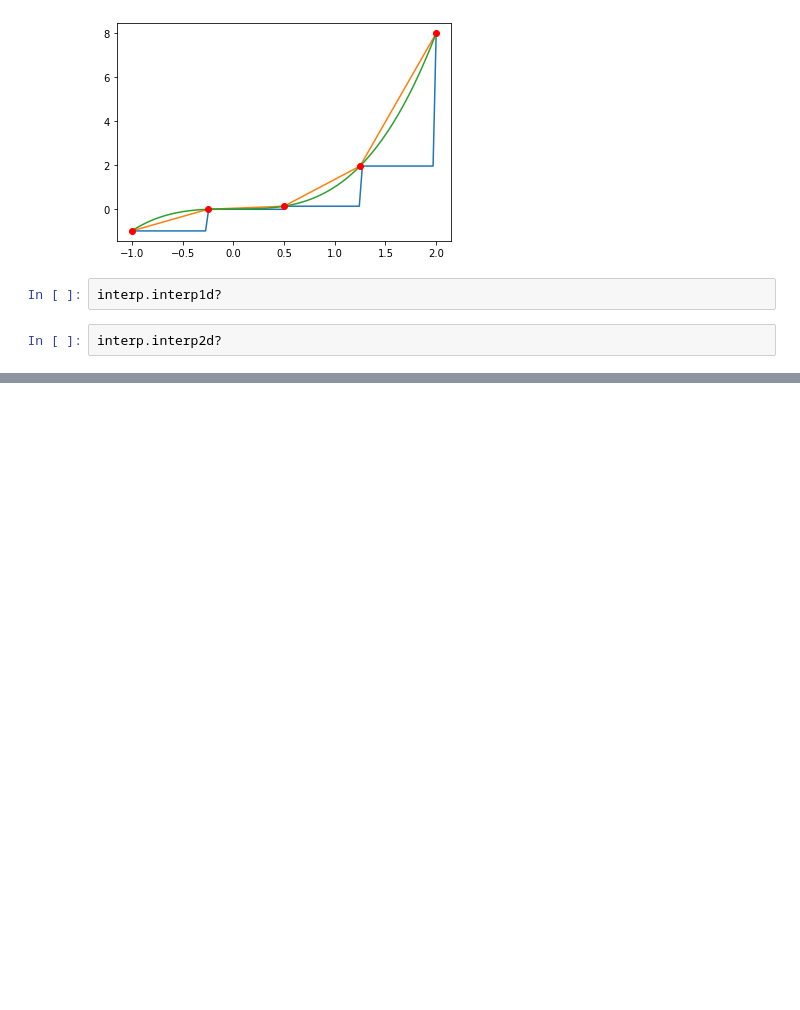
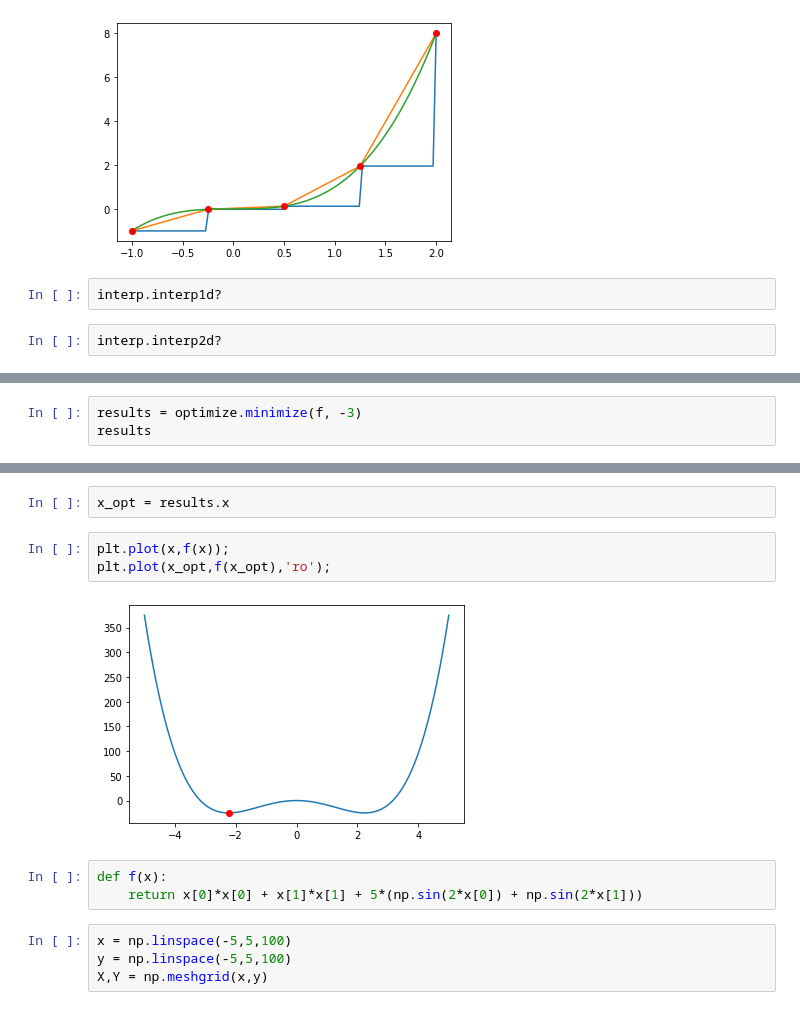
Before and after one commit to angelacpd/Scientific_Python, a Jupyter notebook: Lecture_5.ipynb, the cells around one changed output, grey strips where cells are left out. Drawn from its saved outputs; the diff is of its cells as text; blank space fills up the shorter version.

```diff
--- a/Lecture_5.ipynb
+++ b/Lecture_5.ipynb
@@ -71,0 +110,3 @@ interp.interp2d?
+# %%
+results = optimize.minimize(f, -3)
+results
@@ -71,0 +124,14 @@ interp.interp2d?
+# %%
+x_opt = results.x
+# %%
+plt.plot(x,f(x));
+plt.plot(x_opt,f(x_opt),'ro');
+# %% [output]
+[figure, added]
+# %%
+def f(x):
+    return x[0]*x[0] + x[1]*x[1] + 5*(np.sin(2*x[0]) + np.sin(2*x[1]))
+# %%
+x = np.linspace(-5,5,100)
+y = np.linspace(-5,5,100)
+X,Y = np.meshgrid(x,y)
```
Also changed, not shown: parts of 15 cells of this notebook.
